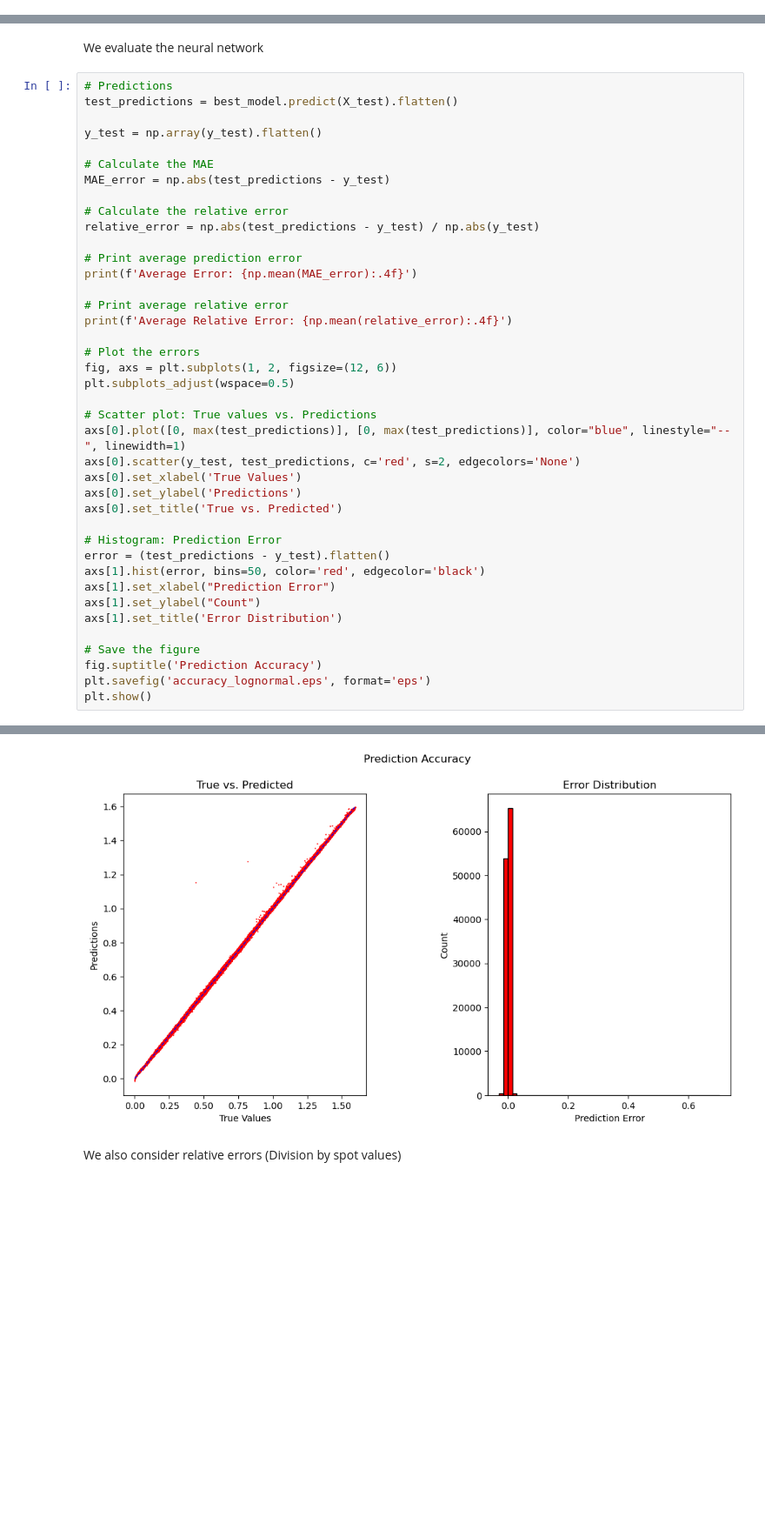
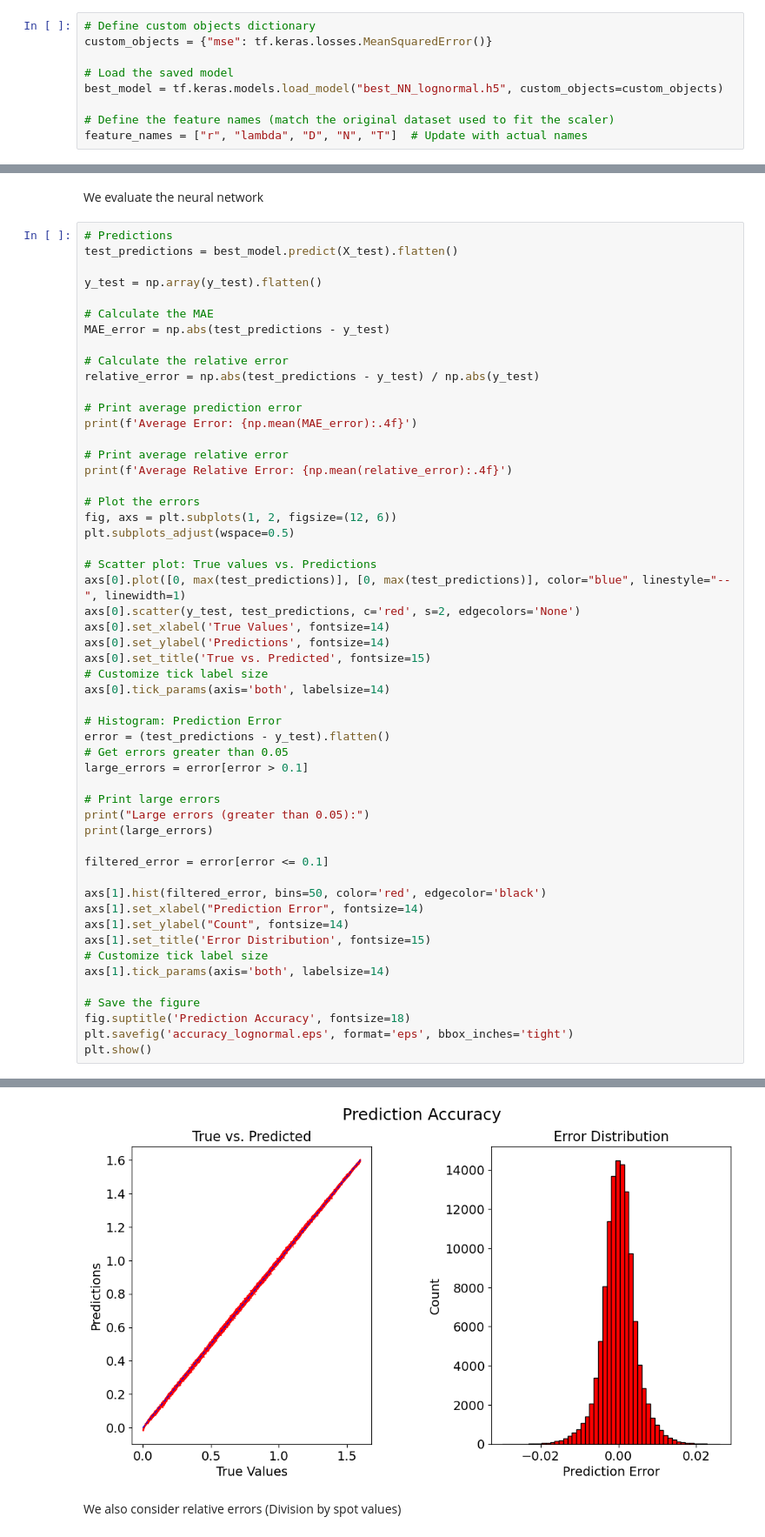
Before and after one commit to HuansangXu/CAT-bonds, a Jupyter notebook: NN_lognormal.ipynb, the cells around one changed output, grey strips where cells are left out. Shown: that part at 87% size. Cells and saved outputs as stored; diff of their text form; blank space fills up the shorter version.

```diff
--- a/NN_lognormal.ipynb
+++ b/NN_lognormal.ipynb
@@ -483 +483,10 @@ True Values
 Name: Price, dtype: float64
+# %%
+# Define custom objects dictionary
+custom_objects = {"mse": tf.keras.losses.MeanSquaredError()}
+
+# Load the saved model
+best_model = tf.keras.models.load_model("best_NN_lognormal.h5", custom_objects=custom_objects)
+
+# Define the feature names (match the original dataset used to fit the scaler)
+feature_names = ["r", "lambda", "D", "N", "T"]  # Update with actual names
@@ -508,19 +519,32 @@ plt.subplots_adjust(wspace=0.5)
 # Scatter plot: True values vs. Predictions
 axs[0].plot([0, max(test_predictions)], [0, max(test_predictions)], color="blue", linestyle="--", linewidth=1)
 axs[0].scatter(y_test, test_predictions, c='red', s=2, edgecolors='None')
-axs[0].set_xlabel('True Values')
-axs[0].set_ylabel('Predictions')
-axs[0].set_title('True vs. Predicted')
+axs[0].set_xlabel('True Values', fontsize=14)
+axs[0].set_ylabel('Predictions', fontsize=14)
+axs[0].set_title('True vs. Predicted', fontsize=15)
+# Customize tick label size
+axs[0].tick_params(axis='both', labelsize=14)
 
 # Histogram: Prediction Error
 error = (test_predictions - y_test).flatten()
-axs[1].hist(error, bins=50, color='red', edgecolor='black')
-axs[1].set_xlabel("Prediction Error")
-axs[1].set_ylabel("Count")
-axs[1].set_title('Error Distribution')
+# Get errors greater than 0.05
+large_errors = error[error > 0.1]
+
+# Print large errors
+print("Large errors (greater than 0.05):")
+print(large_errors)
+
+filtered_error = error[error <= 0.1]
+
+axs[1].hist(filtered_error, bins=50, color='red', edgecolor='black')
+axs[1].set_xlabel("Prediction Error", fontsize=14)
+axs[1].set_ylabel("Count", fontsize=14)
+axs[1].set_title('Error Distribution', fontsize=15)
+# Customize tick label size
+axs[1].tick_params(axis='both', labelsize=14)
 
 # Save the figure
-fig.suptitle('Prediction Accuracy')
-plt.savefig('accuracy_lognormal.eps', format='eps')
+fig.suptitle('Prediction Accuracy', fontsize=18)
+plt.savefig('accuracy_lognormal.eps', format='eps', bbox_inches='tight')
 plt.show()
 # %% [output]
@@ -530,4 +556,4 @@ Average Relative Error: 0.0052
-[figure, old version]
+[figure, new version]
 # %% [markdown]
 We also consider relative errors (Division by spot values)
 # %%
```
Also changed, not shown: parts of 13 cells of this notebook, 3 other files.
